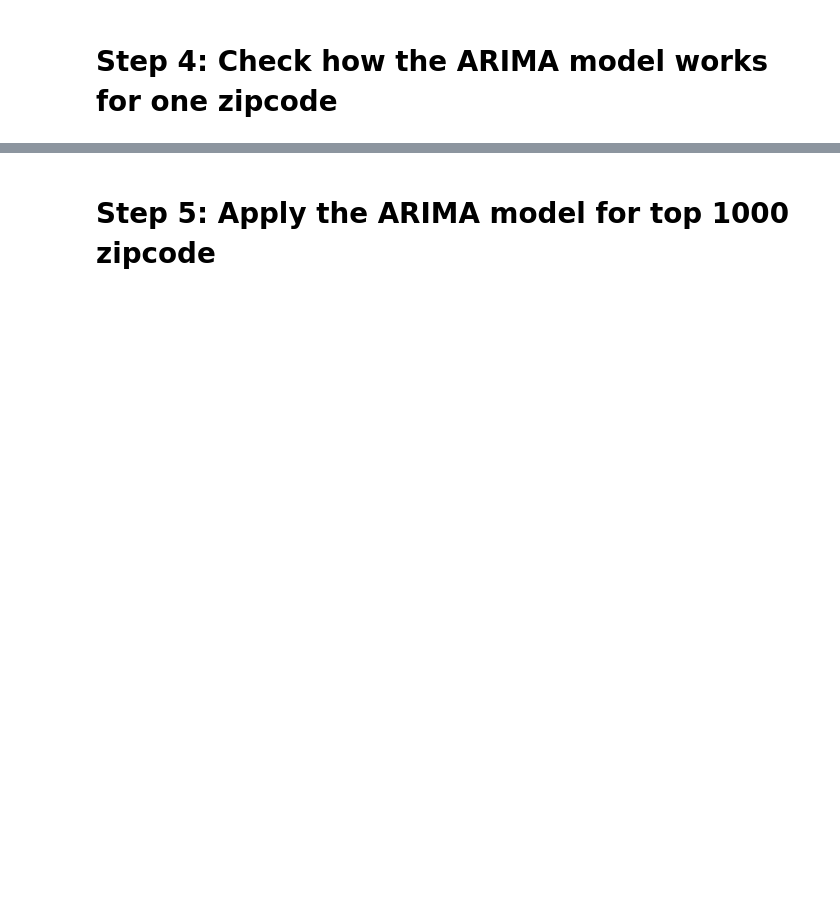
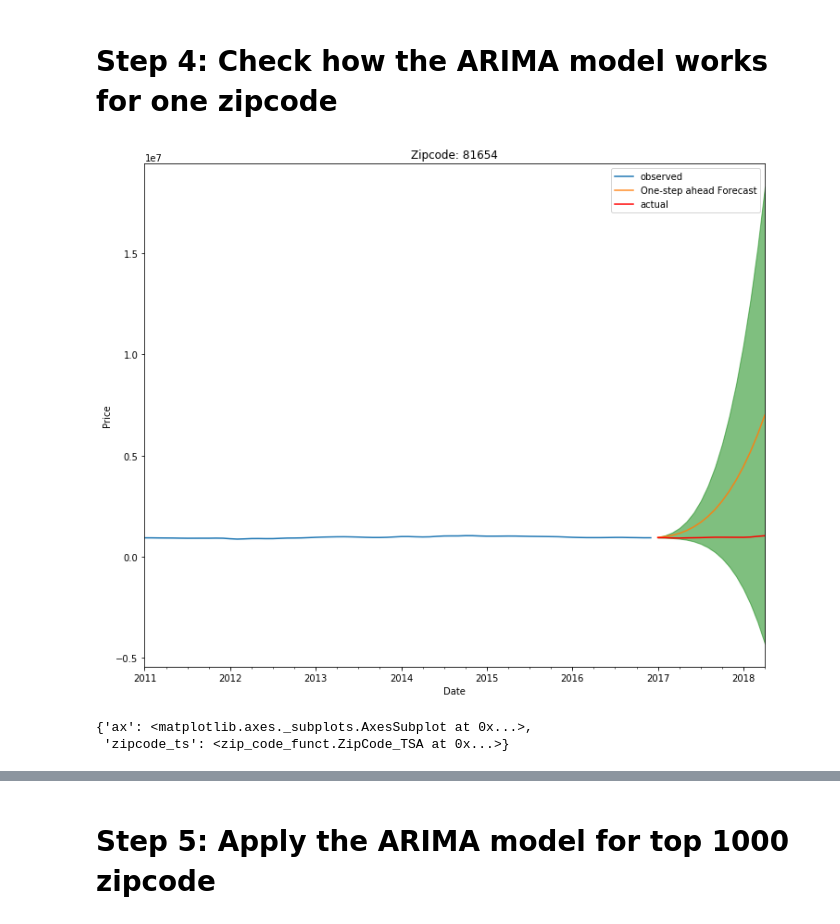
Before and after one commit to dalems4/dsc-mod-4-project-seattle-ds-career-051319, a Jupyter notebook: mod_4_starter_notebook.ipynb, the cells around one changed output, grey strips where cells are left out. Drawn from its saved outputs; the diff is of its cells as text; code cells hidden in the pictures; blank space fills up the shorter version.

Commit message:
Validate plot in JN

```diff
--- a/mod_4_starter_notebook.ipynb
+++ b/mod_4_starter_notebook.ipynb
@@ -68,6 +65,8 @@ df = pd.read_csv('zillow_data.csv')
 df = df.drop(labels=['SizeRank','Metro', 'RegionID'], axis = 1)
 df_long = melt_data(df)
 df_long.rename(columns={'RegionName' : 'ZipCode'},inplace=True)
+# %%
+df_long.index = df_long['time'].to_period(freq='1M')
 # %% [markdown]
 # Step 3: Slice the all zipcodes
 # %%
@@ -74,0 +84,4 @@ all_zipcodes = list(df['RegionName'])
+# %%
+df_train = df_long.loc[df_long["time"] < pd.Timestamp("2017-01-01"), :]
+# %%
+df_test = df_long.loc[df_long["time"] >= pd.Timestamp("2017-01-01"), :]
@@ -75,2 +97,37 @@ all_zipcodes = list(df['RegionName'])
 # %% [markdown]
 # Step 4: Check how the ARIMA model works for one zipcode
+# %%
+def plot_zipcode(zipcode= 60657):
+    zipcode_ts = ZipCode_TSA(df_train, zipcode, '2011')
+
+    pred_conf = zipcode_ts.prediction_conf()
+
+    #Plot observed values
+    target_range = zipcode_ts.df_zipcode()['value'][zipcode_ts.start_date:]
+    ax = target_range.plot(label='observed', figsize=(12,10))
+    zipcode_col_test = df_test.loc[df_test['ZipCode'] == zipcode, 'value']
+
+    #Plot predicted values
+    pred_conf[0].predicted_mean.plot(ax=ax, label='One-step ahead Forecast', alpha=.9)
+
+    #Plot the range for confidence intervals
+    ax.fill_between(pred_conf[1].index,
+                    pred_conf[1].iloc[:, 0],
+                    pred_conf[1].iloc[:, 1], color='g', alpha=.5)
+
+    #Set axes labels
+    zipcode_col_test.plot(ax=ax, label='actual', color='red')
+
+    ax.set_xlabel('Date')
+    ax.set_ylabel('Price')
+    ax.set_title(f'Zipcode: {zipcode}')
+    plt.legend()
+
+    plt.show()
+    return {'ax' : ax, "zipcode_ts" : zipcode_ts}
+# %%
+plot_zipcode(81654)
+# %% [output]
+[figure, added]
+{'ax': <matplotlib.axes._subplots.AxesSubplot at 0x...>,
+ 'zipcode_ts': <zip_code_funct.ZipCode_TSA at 0x...>}
```
Also changed, not shown: parts of 16 cells of this notebook, 1 other file.
